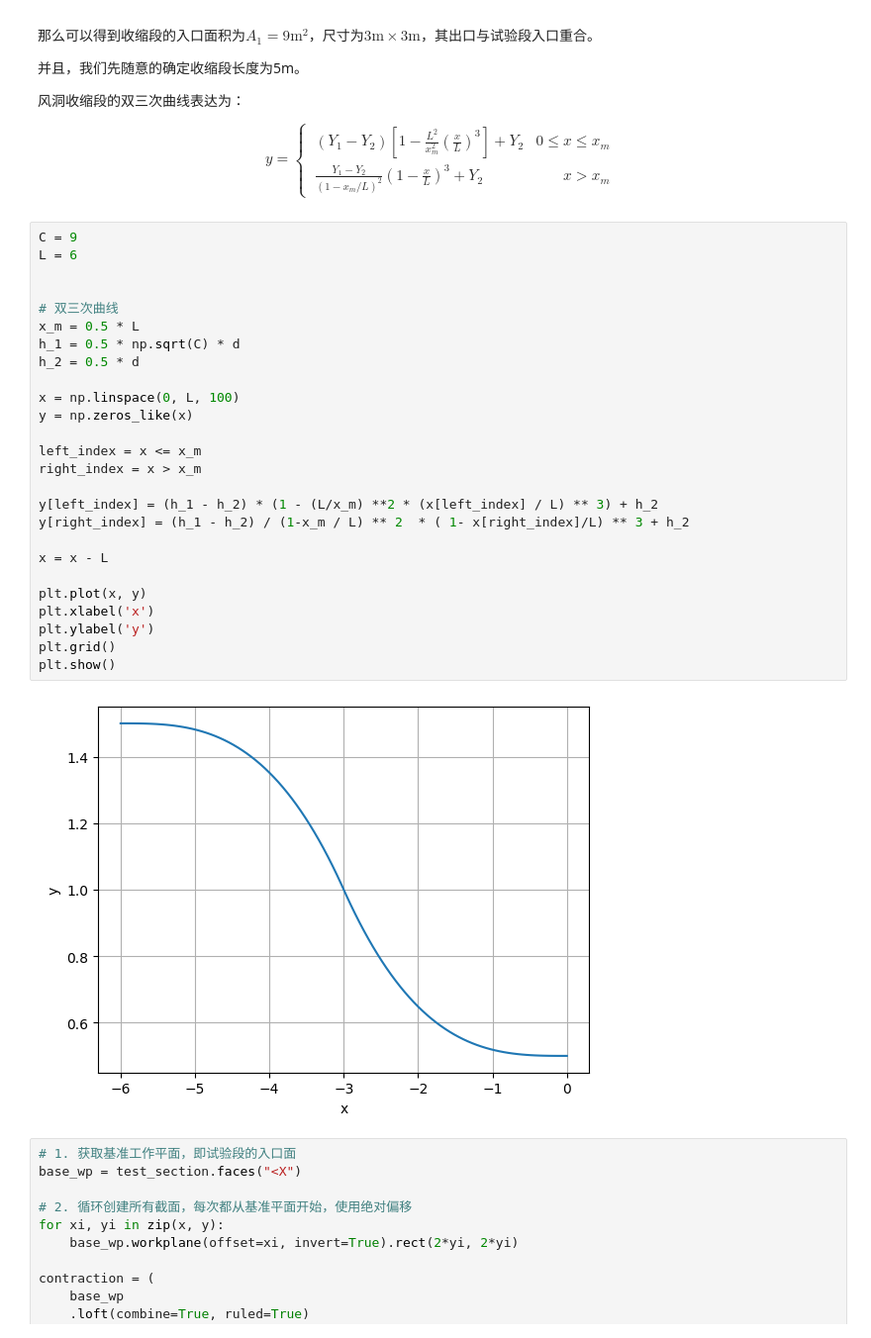
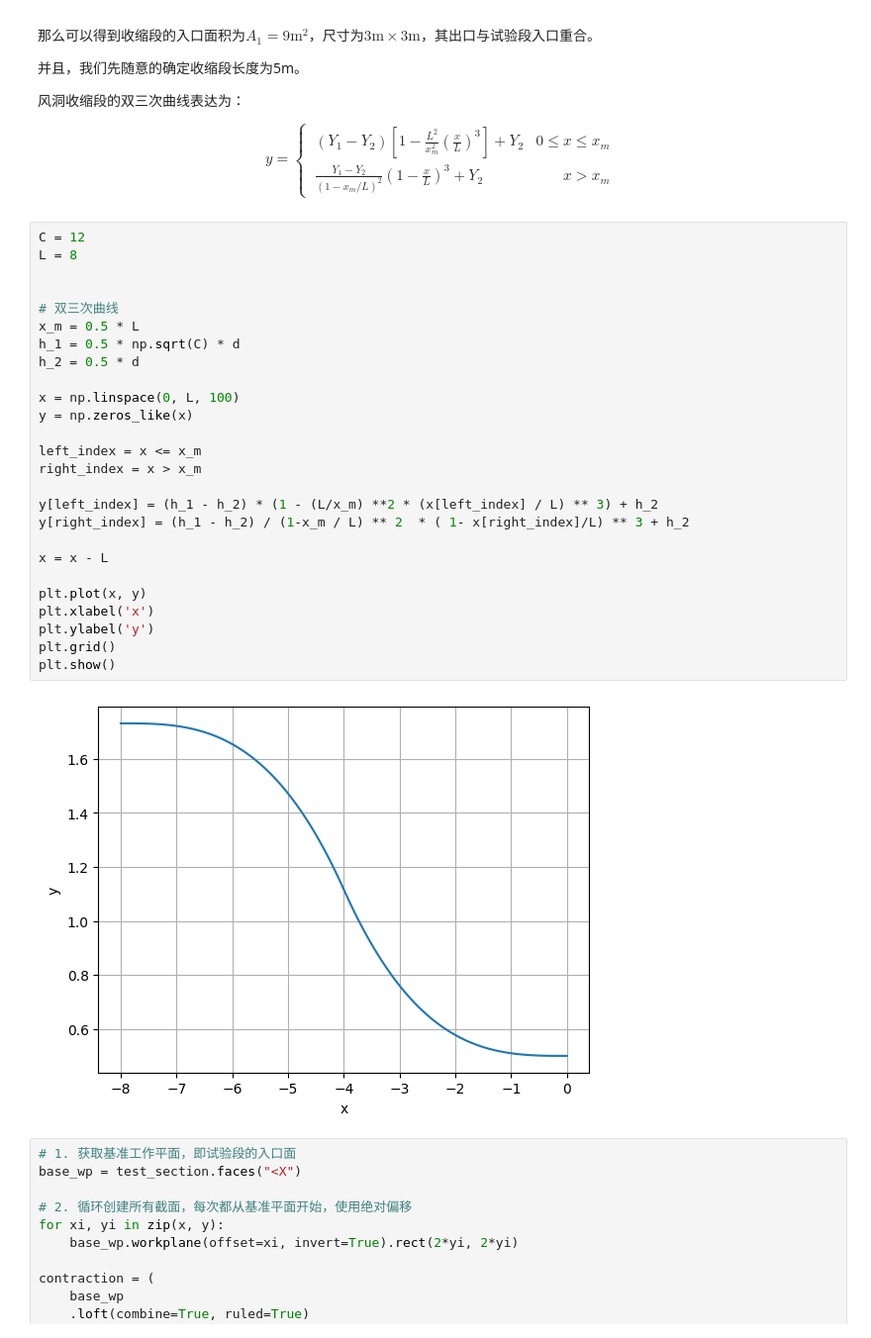
Before and after one commit to qchen-fdii-cardc/lecture-on-wtd, a Jupyter notebook: modules/part02/windtunnel-cad.ipynb, the cells around one changed output. Shown at 99% size. Drawn from its saved outputs; the diff is of its cells as text.

```diff
--- a/modules/part02/windtunnel-cad.ipynb
+++ b/modules/part02/windtunnel-cad.ipynb
@@ -123,33 +126,33 @@ $$ y = \left\{
    \end{aligned}\right.
 $$
 # %%
-C = 9
-L = 6
+C = 12
+L = 8
 
 
 # 双三次曲线
 x_m = 0.5 * L
 h_1 = 0.5 * np.sqrt(C) * d
 h_2 = 0.5 * d
 
 x = np.linspace(0, L, 100)
 y = np.zeros_like(x)
 
 left_index = x <= x_m
 right_index = x > x_m
 
 y[left_index] = (h_1 - h_2) * (1 - (L/x_m) **2 * (x[left_index] / L) ** 3) + h_2
 y[right_index] = (h_1 - h_2) / (1-x_m / L) ** 2  * ( 1- x[right_index]/L) ** 3 + h_2
 
 x = x - L
 
 plt.plot(x, y)
 plt.xlabel('x')
 plt.ylabel('y')
 plt.grid()
 plt.show()
 # %% [output]
-[figure, old version]
+[figure, new version]
 # %%
 # 1. 获取基准工作平面，即试验段的入口面
 base_wp = test_section.faces("<X")
```
Also changed, not shown: parts of 5 cells of this notebook, 20 other files.
